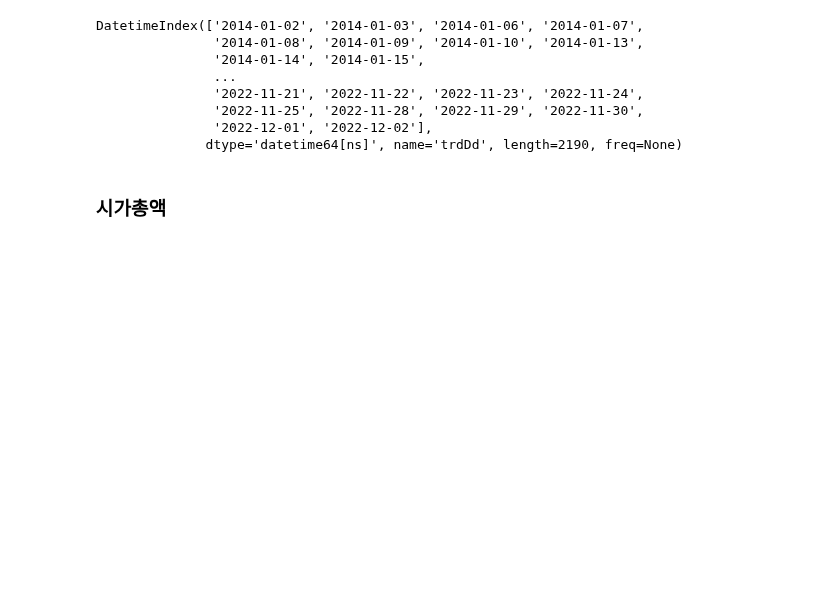
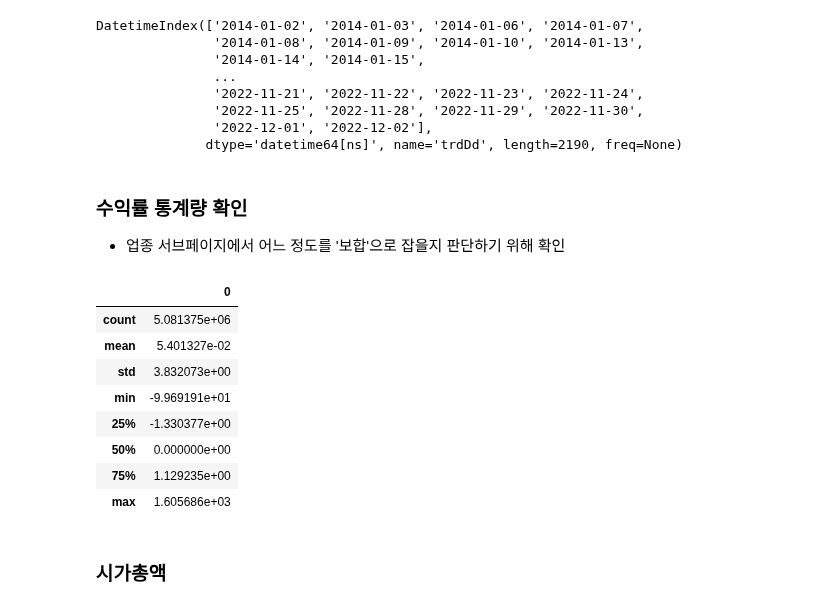
Before and after one commit to jaepil-choi/korquanttools, a Jupyter notebook: notebooks/woori_group_visualization_demo.ipynb, the cells around one changed output. Cells and saved outputs as stored; diff of their text form; code cells hidden in the pictures; blank space fills up the shorter version.

```diff
--- a/notebooks/woori_group_visualization_demo.ipynb
+++ b/notebooks/woori_group_visualization_demo.ipynb
@@ -75,6 +75,22 @@ DatetimeIndex(['2014-01-02', '2014-01-03', '2014-01-06', '2014-01-07',
               dtype='datetime64[ns]', name='trdDd', length=2190, freq=None)
 # %%
 return_df = return_df.loc[tradingdays, :].copy()
+# %% [markdown]
+### 수익률 통계량 확인
+
+- 업종 서브페이지에서 어느 정도를 '보합'으로 잡을지 판단하기 위해 확인
+# %%
+pd.DataFrame(return_df.to_numpy().flatten() * 100).describe()
+# %% [output]
+|  | 0 |
+| count | 5.081375e+06 |
+| mean | 5.401327e-02 |
+| std | 3.832073e+00 |
+| min | -9.969191e+01 |
+| 25% | -1.330377e+00 |
+| 50% | 0.000000e+00 |
+| 75% | 1.129235e+00 |
+| max | 1.605686e+03 |
 # %% [markdown]
 ### 시가총액
 # %%
```
